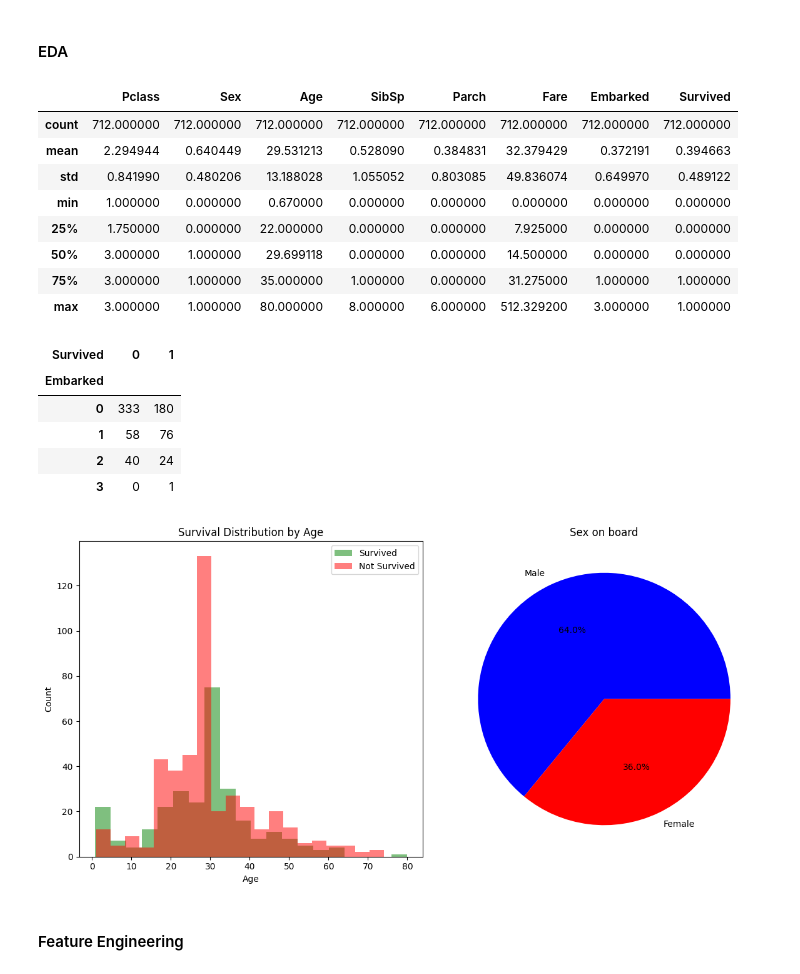
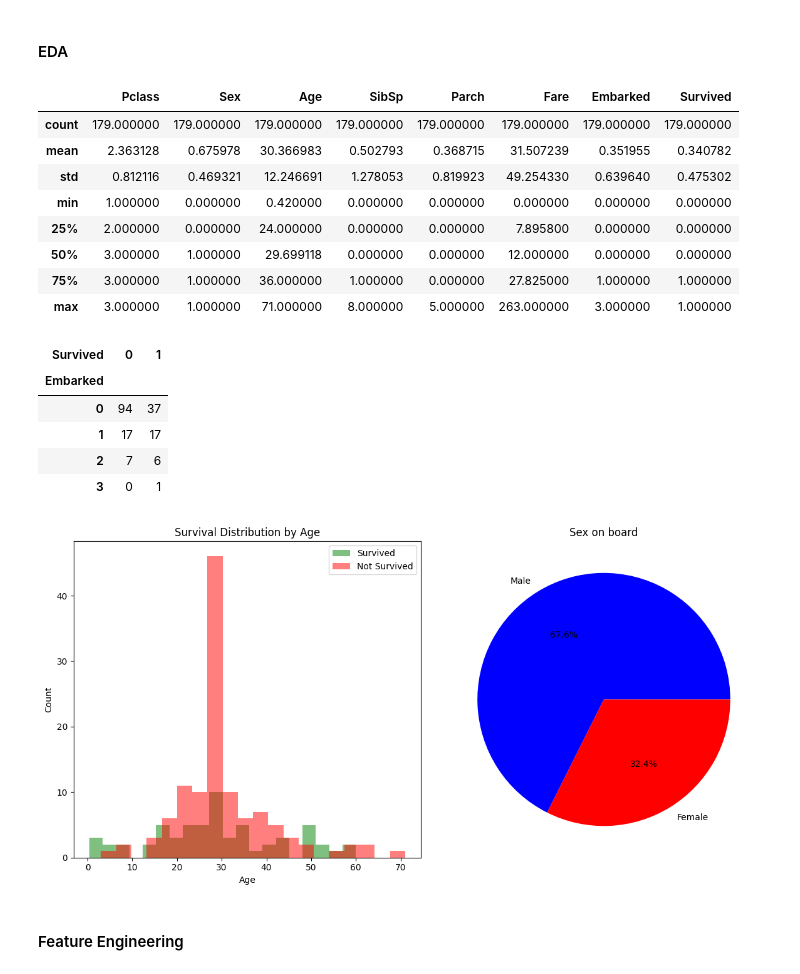
Before and after one commit to OrenIlu/Assignment2_supervised_learning_flow_TITANIC, a Jupyter notebook: Assignment2_supervised_learning_flow.ipynb, the cells around one changed output. Cells and saved outputs as stored; diff of their text form; code cells hidden in the pictures.

```diff
--- a/Assignment2_supervised_learning_flow.ipynb
+++ b/Assignment2_supervised_learning_flow.ipynb
@@ -47,51 +47,51 @@ Train dataset:
 # %% [markdown]
 #### EDA
 # %%
-train_df.describe()
+test_df.describe()
 # %% [output]
 |  | Pclass | Sex | Age | SibSp | Parch | Fare | Embarked | Survived |
-| count | 712.000000 | 712.000000 | 712.000000 | 712.000000 | 712.000000 | 712.000000 | 712.000000 | 712.000000 |
-| mean | 2.294944 | 0.640449 | 29.531213 | 0.528090 | 0.384831 | 32.379429 | 0.372191 | 0.394663 |
-| std | 0.841990 | 0.480206 | 13.188028 | 1.055052 | 0.803085 | 49.836074 | 0.649970 | 0.489122 |
-| min | 1.000000 | 0.000000 | 0.670000 | 0.000000 | 0.000000 | 0.000000 | 0.000000 | 0.000000 |
-| 25% | 1.750000 | 0.000000 | 22.000000 | 0.000000 | 0.000000 | 7.925000 | 0.000000 | 0.000000 |
-| 50% | 3.000000 | 1.000000 | 29.699118 | 0.000000 | 0.000000 | 14.500000 | 0.000000 | 0.000000 |
-| 75% | 3.000000 | 1.000000 | 35.000000 | 1.000000 | 0.000000 | 31.275000 | 1.000000 | 1.000000 |
-| max | 3.000000 | 1.000000 | 80.000000 | 8.000000 | 6.000000 | 512.329200 | 3.000000 | 1.000000 |
+| count | 179.000000 | 179.000000 | 179.000000 | 179.000000 | 179.000000 | 179.000000 | 179.000000 | 179.000000 |
+| mean | 2.363128 | 0.675978 | 30.366983 | 0.502793 | 0.368715 | 31.507239 | 0.351955 | 0.340782 |
+| std | 0.812116 | 0.469321 | 12.246691 | 1.278053 | 0.819923 | 49.254330 | 0.639640 | 0.475302 |
+| min | 1.000000 | 0.000000 | 0.420000 | 0.000000 | 0.000000 | 0.000000 | 0.000000 | 0.000000 |
+| 25% | 2.000000 | 0.000000 | 24.000000 | 0.000000 | 0.000000 | 7.895800 | 0.000000 | 0.000000 |
+| 50% | 3.000000 | 1.000000 | 29.699118 | 0.000000 | 0.000000 | 12.000000 | 0.000000 | 0.000000 |
+| 75% | 3.000000 | 1.000000 | 36.000000 | 1.000000 | 0.000000 | 27.825000 | 1.000000 | 1.000000 |
+| max | 3.000000 | 1.000000 | 71.000000 | 8.000000 | 5.000000 | 263.000000 | 3.000000 | 1.000000 |
 # %%
 # Showing a cross tabulation to show how many survived from each port of embarkation
-pd.crosstab(train_df['Embarked'],train_df['Survived'])
+pd.crosstab(test_df['Embarked'],test_df['Survived'])
 # %% [output]
 | Survived | 0 | 1 |
 | Embarked |  |  |
-| 0 | 333 | 180 |
-| 1 | 58 | 76 |
-| 2 | 40 | 24 |
+| 0 | 94 | 37 |
+| 1 | 17 | 17 |
+| 2 | 7 | 6 |
 | 3 | 0 | 1 |
 # %%
 # Extract rows into two sets where column "Survived" is 1 (survived) and 0 (not survived)
-survived_data = train_df[train_df['Survived'] == 1]
-not_survived_data = train_df[train_df['Survived'] == 0]
+survived_data = test_df[test_df['Survived'] == 1]
+not_survived_data = test_df[test_df['Survived'] == 0]
 
 fig, axes = plt.subplots(1, 2, figsize=(12, 6))
 
 # Add first plot of the survival distribution by age
 axes[0].hist(survived_data['Age'], bins=20, color='green', alpha=0.5, label='Survived')
 axes[0].hist(not_survived_data['Age'], bins=20, color='red', alpha=0.5, label='Not Survived')
 axes[0].set_xlabel('Age')
 axes[0].set_ylabel('Count')
 axes[0].set_title('Survival Distribution by Age')
 axes[0].legend()
 
 # Adding another plot for Sex on board
-survival_counts = train_df['Sex'].value_counts()
+survival_counts = test_df['Sex'].value_counts()
 axes[1].pie(survival_counts, labels=['Male', 'Female'], autopct='%1.1f%%', colors=['blue', 'red'])
 axes[1].set_title('Sex on board')
 
 plt.tight_layout()
 plt.show()
 # %% [output]
-[figure, old version]
+[figure, new version]
 # %% [markdown]
 #### Feature Engineering
 # %%
```
Also changed, not shown: parts of 3 cells of this notebook.
